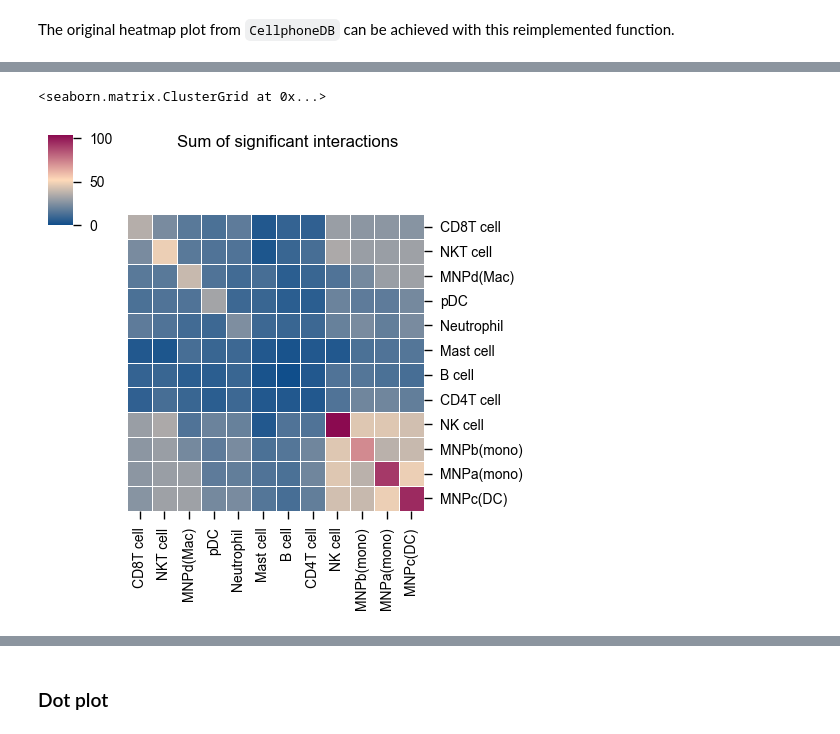
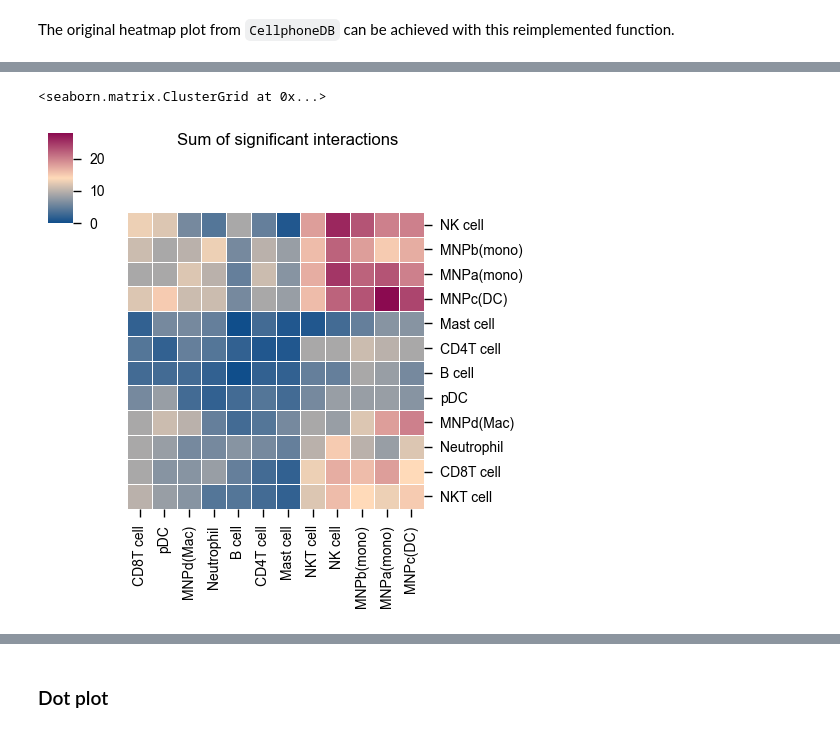
Before and after one commit to zktuong/ktplotspy, a Jupyter notebook: docs/notebooks/tutorial.ipynb, the cells around one changed output, grey strips where cells are left out. Drawn from its saved outputs; the diff is of its cells as text; code cells hidden in the pictures.

```diff
--- a/docs/notebooks/tutorial.ipynb
+++ b/docs/notebooks/tutorial.ipynb
@@ -47,12 +41,12 @@ To obtain the heatmap where the interaction counts are symmetrical, do:
 # %%
 kpy.plot_cpdb_heatmap(
-        adata=adata,
-        pvals=pvals,
-        celltype_key="celltype",
-        figsize = (5,5),
-        title = "Sum of significant interactions",
-        symmetrical = True,
-    )
+    adata=adata,
+    pvals=pvals,
+    celltype_key="celltype",
+    figsize=(5, 5),
+    title="Sum of significant interactions",
+    symmetrical=False,
+)
 # %% [output]
 <seaborn.matrix.ClusterGrid at 0x...>
-[figure, old version]
+[figure, new version]
```
Also changed, not shown: parts of 12 cells of this notebook, 3 other files.
